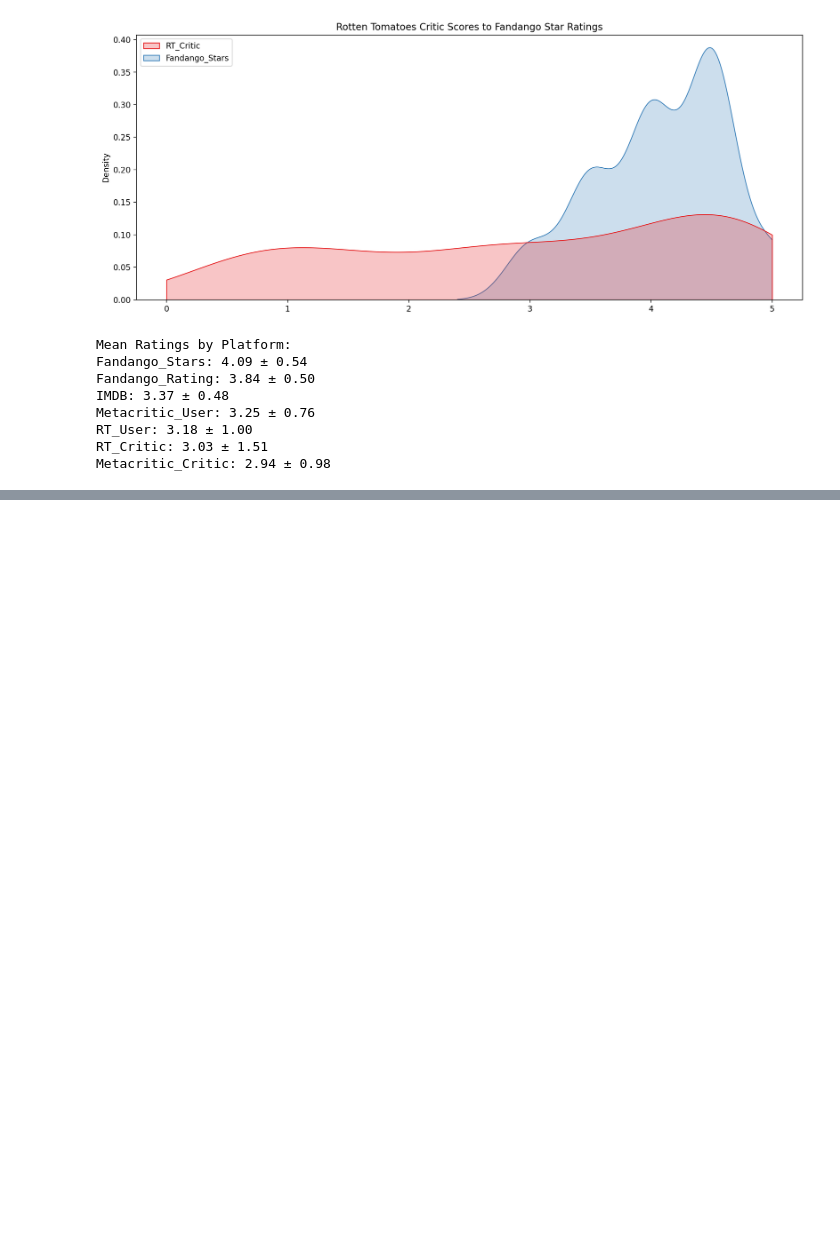
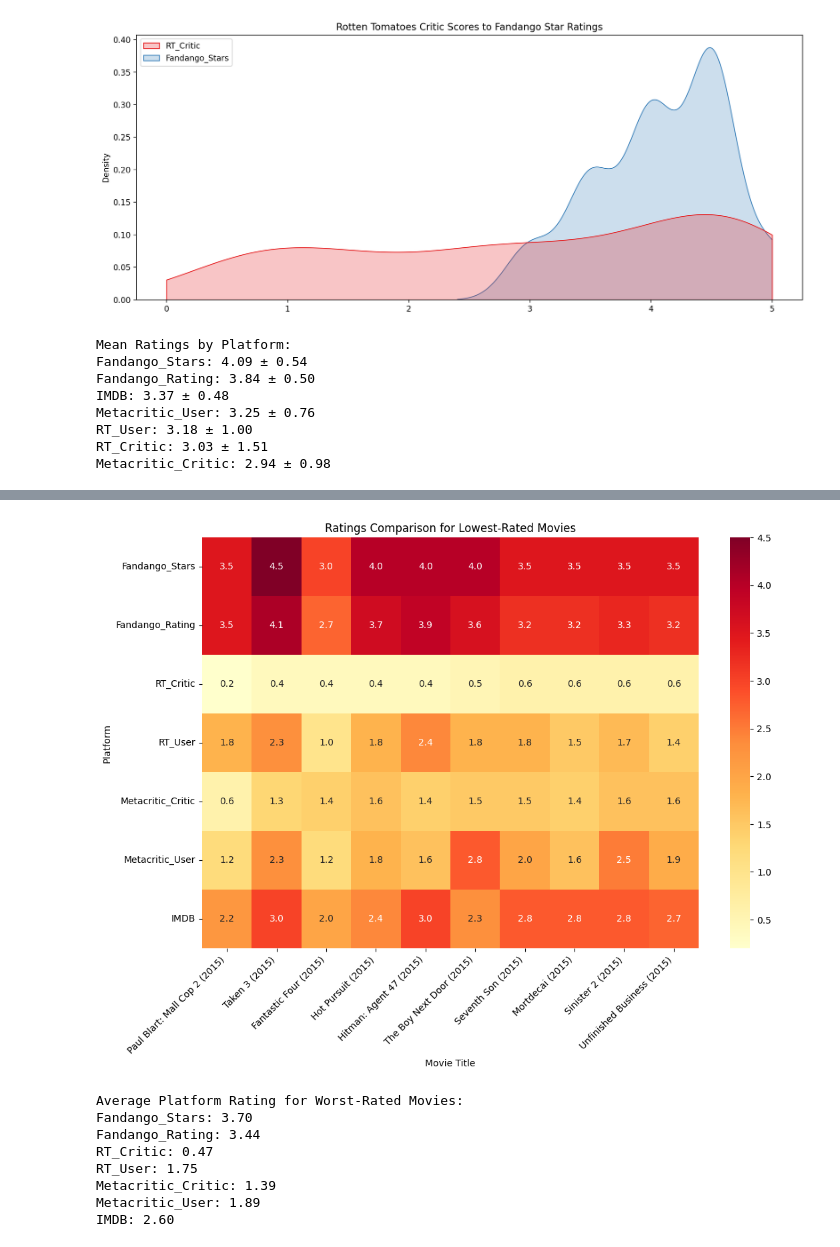
Before and after one commit to dr-ridwanoladipo/movie_metrics_dashboard, a Jupyter notebook: movie_ratings.ipynb, the cells around one changed output, grey strips where cells are left out. Saved outputs shown, nothing was run; the diff lists cells and outputs as text; code cells hidden in the pictures; blank space fills up the shorter version.

Commit message:
analysis of poorly related movies

```diff
--- a/movie_ratings.ipynb
+++ b/movie_ratings.ipynb
@@ -512,0 +523,30 @@ Metacritic_Critic: 2.94 ± 0.98
+# %%
+# Identify worst-rated movies (based on RT critics)
+normalized_ratings['FILM'] = df['FILM']
+worst_rated_films = normalized_ratings.nsmallest(10,'RT_Critic')
+
+# Create heatmap of ratings for worst-rated movies
+plt.figure(figsize=(12, 8))
+sns.heatmap(worst_rated_films.set_index('FILM').T, cmap='YlOrRd', annot=True, fmt='.1f')
+plt.title("Ratings Comparison for Lowest-Rated Movies")
+plt.ylabel('Platform')
+plt.xlabel('Movie Title')
+plt.xticks(rotation=45, ha='right')
+plt.show()
+
+# Calculate average rating differences for worst-rated movies
+print("\nAverage Platform Rating for Worst-Rated Movies:")
+worst_rated_means = worst_rated_films.mean(numeric_only=True)
+for column in worst_rated_films.columns:
+    if column != 'FILM':
+        print(f"{column}: {worst_rated_means[column]:.2f}")
+# %% [output]
+[figure, added]
+Average Platform Rating for Worst-Rated Movies:
+Fandango_Stars: 3.70
+Fandango_Rating: 3.44
+RT_Critic: 0.47
+RT_User: 1.75
+Metacritic_Critic: 1.39
+Metacritic_User: 1.89
+IMDB: 2.60
```
Also changed, not shown: parts of 2 cells of this notebook.
